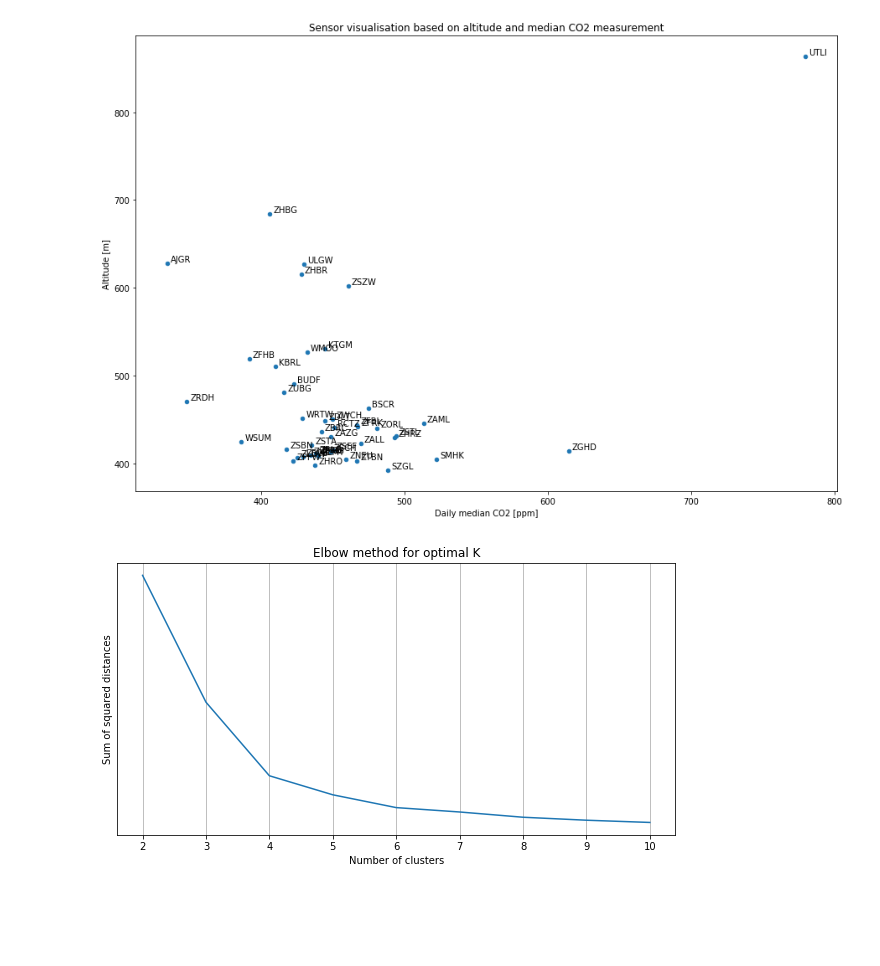
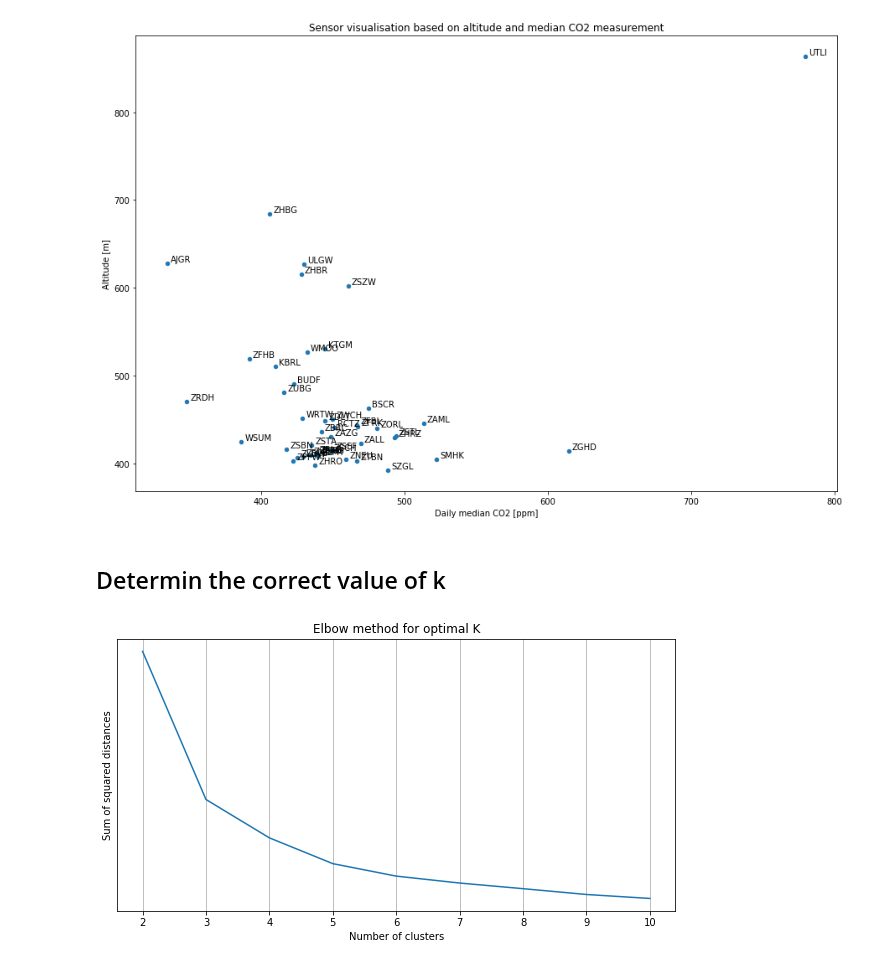
Before and after one commit to joelmfonseca/COM-503, a Jupyter notebook: mini_project/mini_project.ipynb, the cells around one changed output. Saved outputs shown, nothing was run; the diff lists cells and outputs as text; code cells hidden in the pictures; blank space fills up the shorter version.

```diff
--- a/mini_project/mini_project.ipynb
+++ b/mini_project/mini_project.ipynb
@@ -126,22 +197,27 @@ plt.ylabel('Altitude [m]')
 plt.show()
 # %% [output]
 [figure]
+# %% [markdown]
+## Determin the correct value of k
 # %%
-range_k = range(2,11)
-X = ma.values
-kmeans = [KMeans(i) for i in search_space]
-scores = [kmeans[i].fit(X).inertia_ for i in range(len(kmeans))]
+def plot_elbow_method(ma, search_space = range(2,11) ):
 
-fig, ax = plt.subplots(1, 1, figsize=(10,5))
-ax.plot(range_k, scores)
-plt.title('Elbow method for optimal K')
-plt.xlabel('Number of clusters')
-plt.ylabel('Sum of squared distances')
-plt.yticks([])
-plt.grid()
-plt.show()
+    X = ma.values
+    kmeans = [KMeans(i) for i in search_space]
+    scores = [kmeans[i].fit(X).inertia_ for i in range(len(kmeans))]
+
+    fig, ax = plt.subplots(1, 1, figsize=(10,5))
+    ax.plot(range_k, scores)
+    plt.title('Elbow method for optimal K')
+    plt.xlabel('Number of clusters')
+    plt.ylabel('Sum of squared distances')
+    plt.yticks([])
+    plt.grid()
+    plt.show()
-# %% [output]
-[figure, removed]
+# %%
+plot_elbow_method(ma)
+# %% [output]
+[figure, added]
 # %%
 """X = ma.values
 range_k = range(2,11)
```
Also changed, not shown: parts of 16 cells of this notebook.
